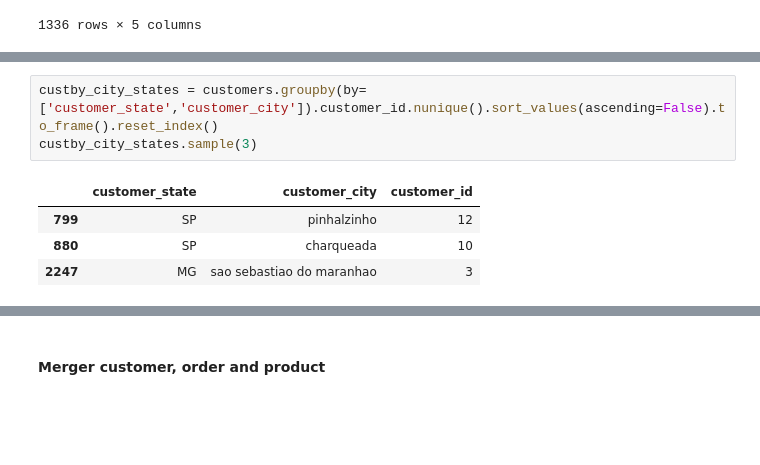
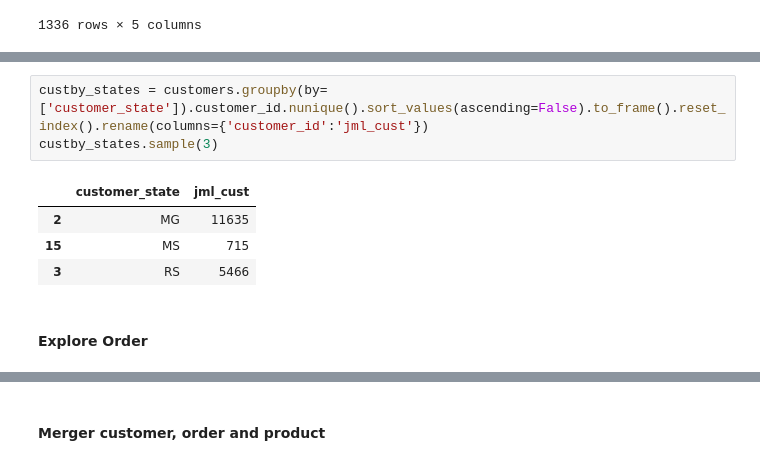
Before and after one commit to muhamadInsan/da-with-python-dicoding-submission, a Jupyter notebook: notebook.ipynb, the cells around one changed output, grey strips where cells are left out. Saved outputs shown, nothing was run; the diff lists cells and outputs as text; blank space fills up the shorter version.

```diff
--- a/notebook.ipynb
+++ b/notebook.ipynb
@@ -469,11 +514,13 @@ customers[customers.customer_state == 'CE']
 # %%
-custby_city_states = customers.groupby(by=['customer_state','customer_city']).customer_id.nunique().sort_values(ascending=False).to_frame().reset_index()
-custby_city_states.sample(3)
+custby_states = customers.groupby(by=['customer_state']).customer_id.nunique().sort_values(ascending=False).to_frame().reset_index().rename(columns={'customer_id':'jml_cust'})
+custby_states.sample(3)
 # %% [output]
-|  | customer_state | customer_city | customer_id |
-| 799 | SP | pinhalzinho | 12 |
-| 880 | SP | charqueada | 10 |
-| 2247 | MG | sao sebastiao do maranhao | 3 |
+|  | customer_state | jml_cust |
+| 2 | MG | 11635 |
+| 15 | MS | 715 |
+| 3 | RS | 5466 |
+# %% [markdown]
+#### Explore Order
 # %%
 order_items.sample(3)
 # %% [output]
```
Also changed, not shown: parts of 53 cells of this notebook, 6 other files.
